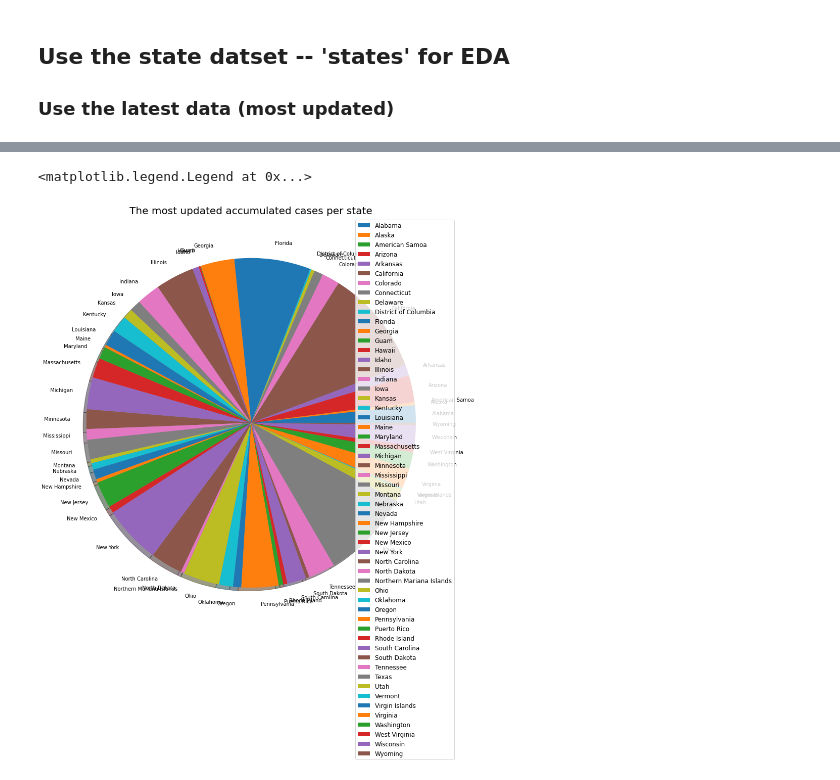
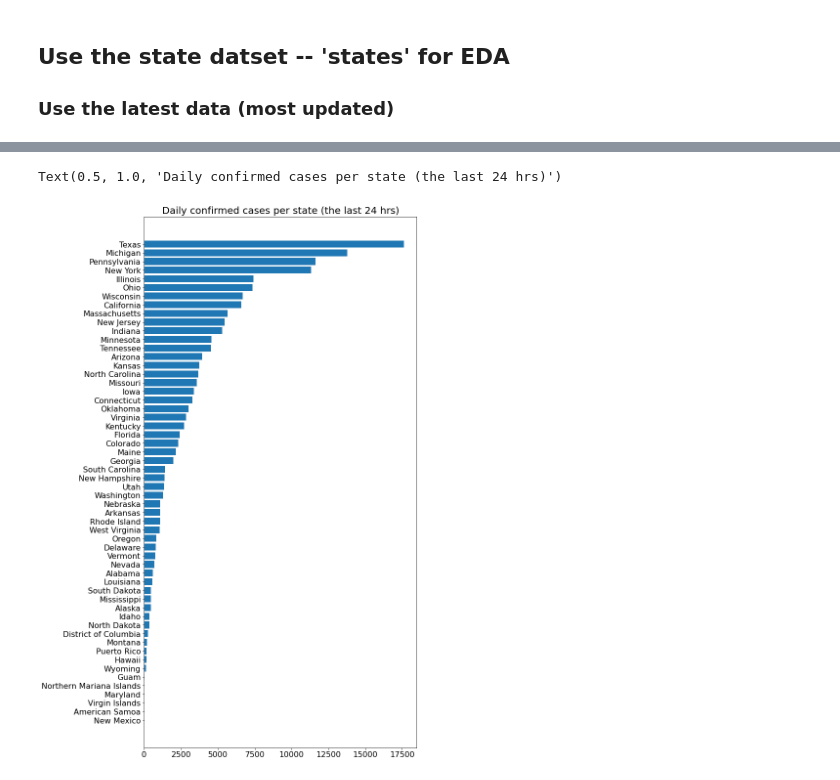
Before and after one commit to ysong1020/CovidTracker, a Jupyter notebook: ETL_EDA.ipynb, the cells around one changed output, grey strips where cells are left out. Drawn from its saved outputs; the diff is of its cells as text; code cells hidden in the pictures.

```diff
--- a/ETL_EDA.ipynb
+++ b/ETL_EDA.ipynb
@@ -390,9 +358,9 @@ plot_pie_charts(visual_unique_states, visual_confirmed_cases, 'Covid-19 Confirme
-# %%
-
-plt.figure(figsize=(20,15))
-plt.title('The most updated accumulated cases per state', size=20)
-plt.pie(df_today.cases,  shadow=True, labels=df_today.state)
-plt.legend(df_today.state, loc='best', fontsize=12)
-# %% [output]
-<matplotlib.legend.Legend at 0x...>
-[figure, removed]
+# %%
+plt.figure(figsize=(10,20))
+df_24_sorted_c = df_24m.sort_values(by=['cases'])
+plt.barh(df_24_sorted_c.state, df_24_sorted_c.cases)
+plt.tick_params(labelsize=16)
+plt.title('Daily confirmed cases per state (the last 24 hrs)', size=20)
+# %% [output]
+Text(0.5, 1.0, 'Daily confirmed cases per state (the last 24 hrs)')
+[figure, added]
```
Also changed, not shown: parts of 35 cells of this notebook, 1 other file.
